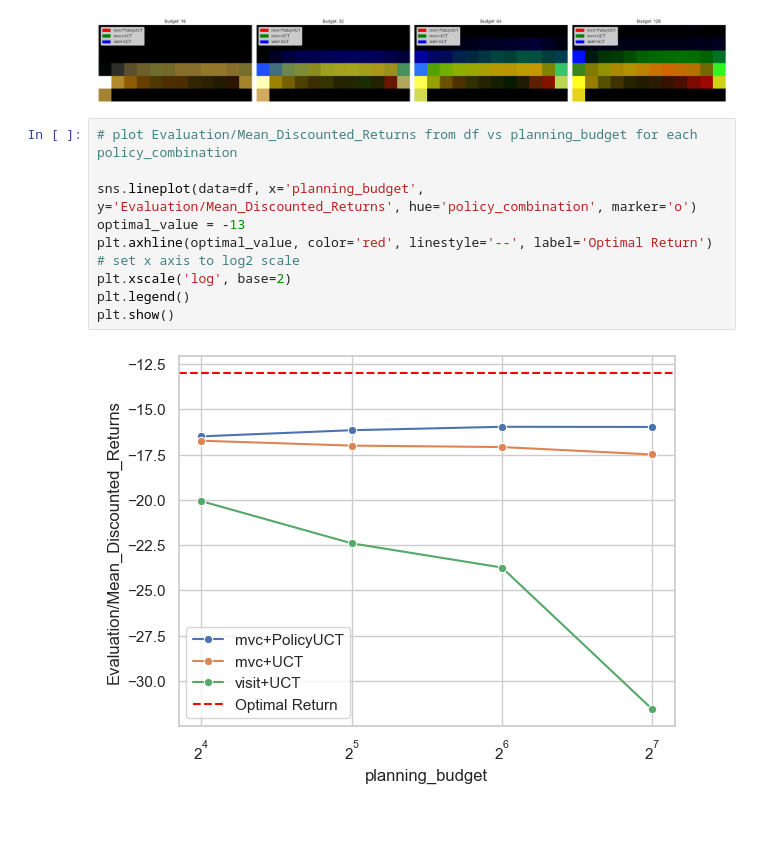
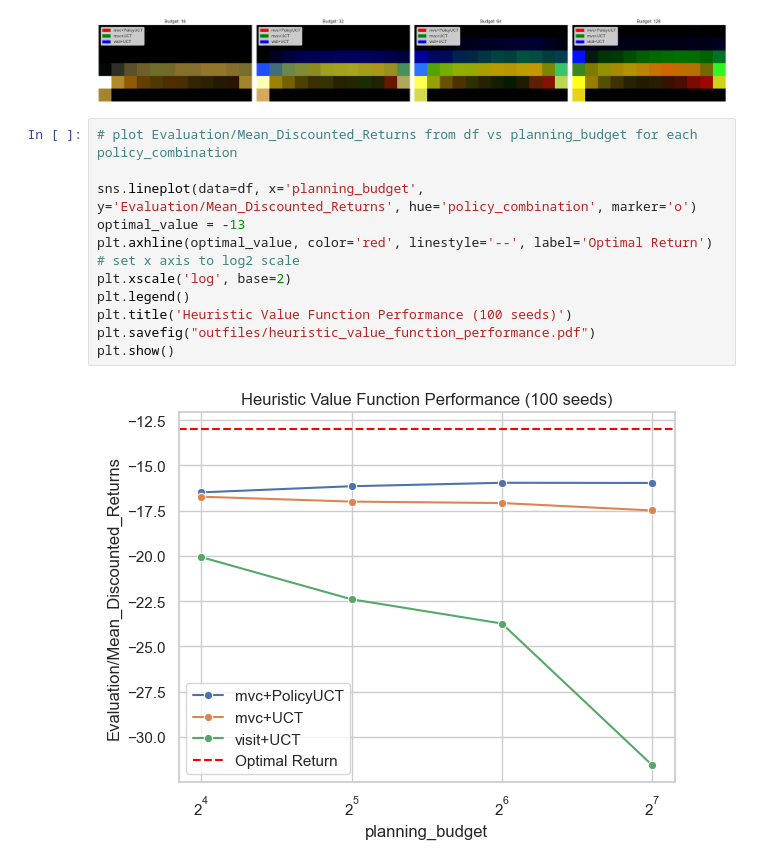
Before and after one commit to albinjal/GeneralAlphaZero, a Jupyter notebook: notebooks/plot_trajectories_refactor.ipynb, the cells around one changed output. Cells and saved outputs as stored; diff of their text form; blank space fills up the shorter version.

```diff
--- a/notebooks/plot_trajectories_refactor.ipynb
+++ b/notebooks/plot_trajectories_refactor.ipynb
@@ -165,12 +165,14 @@ plt.show()
 # %%
 # plot Evaluation/Mean_Discounted_Returns from df vs planning_budget for each policy_combination
 
 sns.lineplot(data=df, x='planning_budget', y='Evaluation/Mean_Discounted_Returns', hue='policy_combination', marker='o')
 optimal_value = -13
 plt.axhline(optimal_value, color='red', linestyle='--', label='Optimal Return')
 # set x axis to log2 scale
 plt.xscale('log', base=2)
 plt.legend()
+plt.title('Heuristic Value Function Performance (100 seeds)')
+plt.savefig("outfiles/heuristic_value_function_performance.pdf")
 plt.show()
 # %% [output]
-[figure, old version]
+[figure, new version]
```
Also changed, not shown: parts of 1 cell of this notebook, 5 other files.
